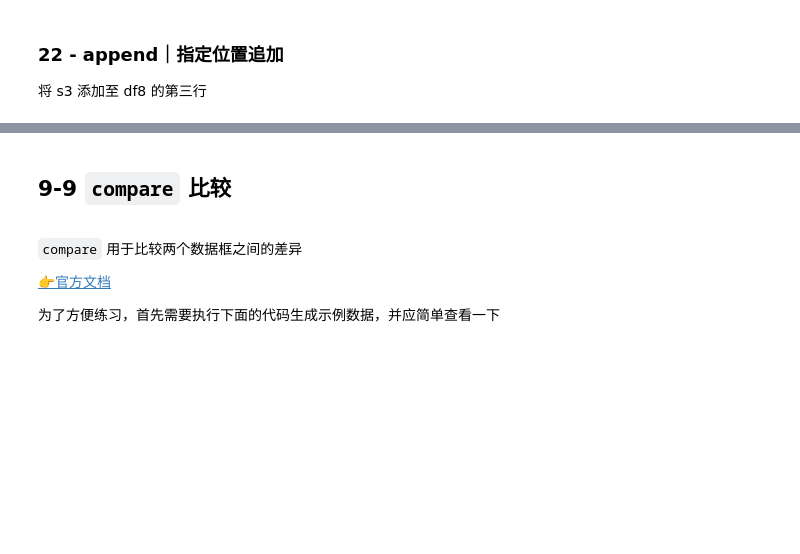
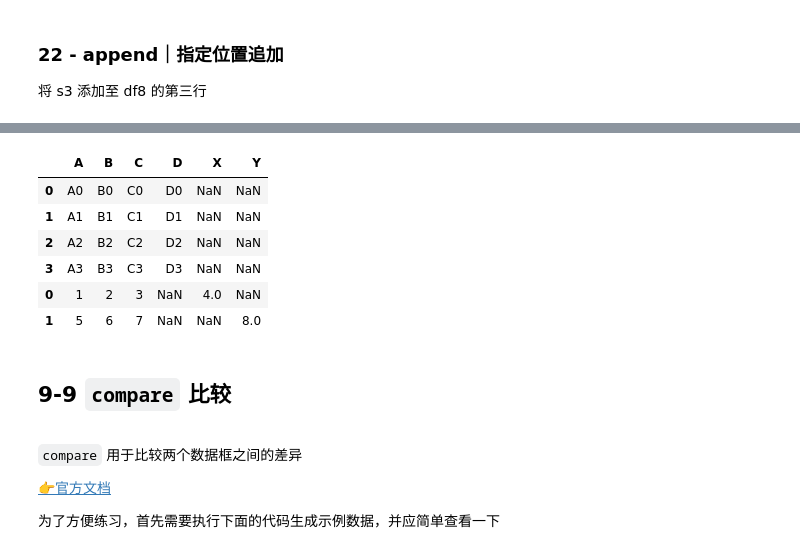
Before and after one commit to zhuzhuruan/Python_Learning, a Jupyter notebook: 4_[Pandas进阶修炼300题] 答案版/9 - 更多未提及操作/更多未提及的操作.ipynb, the cells around one changed output, grey strips where cells are left out. Saved outputs shown, nothing was run; the diff lists cells and outputs as text; code cells hidden in the pictures; blank space fills up the shorter version.

```diff
--- a/4_[Pandas进阶修炼300题] 答案版/9 - 更多未提及操作/更多未提及的操作.ipynb
+++ b/4_[Pandas进阶修炼300题] 答案版/9 - 更多未提及操作/更多未提及的操作.ipynb
@@ -431,3 +491,5 @@ dicts = [{"A": 1, "B": 2, "C": 3, "X": 4}, {"A": 5, "B": 6, "C": 7, "Y": 8}]
 将 s2 添加至 df8 的末尾
 
 ![](https://pandas.pydata.org/pandas-docs/stable/_images/merging_append_series_as_row.png)
+# %%
+df8.append(s2, ignore_index=True)
@@ -441,6 +522,16 @@ dicts = [{"A": 1, "B": 2, "C": 3, "X": 4}, {"A": 5, "B": 6, "C": 7, "Y": 8}]
 将下面的字典 dicts 插入添加至 df8，并保留索引，如下图所示
 
 ![](https://pandas.pydata.org/pandas-docs/stable/_images/merging_append_dits.png)
+# %%
+df8.append(dicts, ignore_index=False, sort=False)
+# %% [output]
+|  | A | B | C | D | X | Y |
+| 0 | A0 | B0 | C0 | D0 | NaN | NaN |
+| 1 | A1 | B1 | C1 | D1 | NaN | NaN |
+| 2 | A2 | B2 | C2 | D2 | NaN | NaN |
+| 3 | A3 | B3 | C3 | D3 | NaN | NaN |
+| 0 | 1 | 2 | 3 | NaN | 4.0 | NaN |
+| 1 | 5 | 6 | 7 | NaN | NaN | 8.0 |
 # %% [markdown]
 ## 9-9 `compare` 比较
 
```
Also changed, not shown: parts of 14 cells of this notebook, 3 other files.
